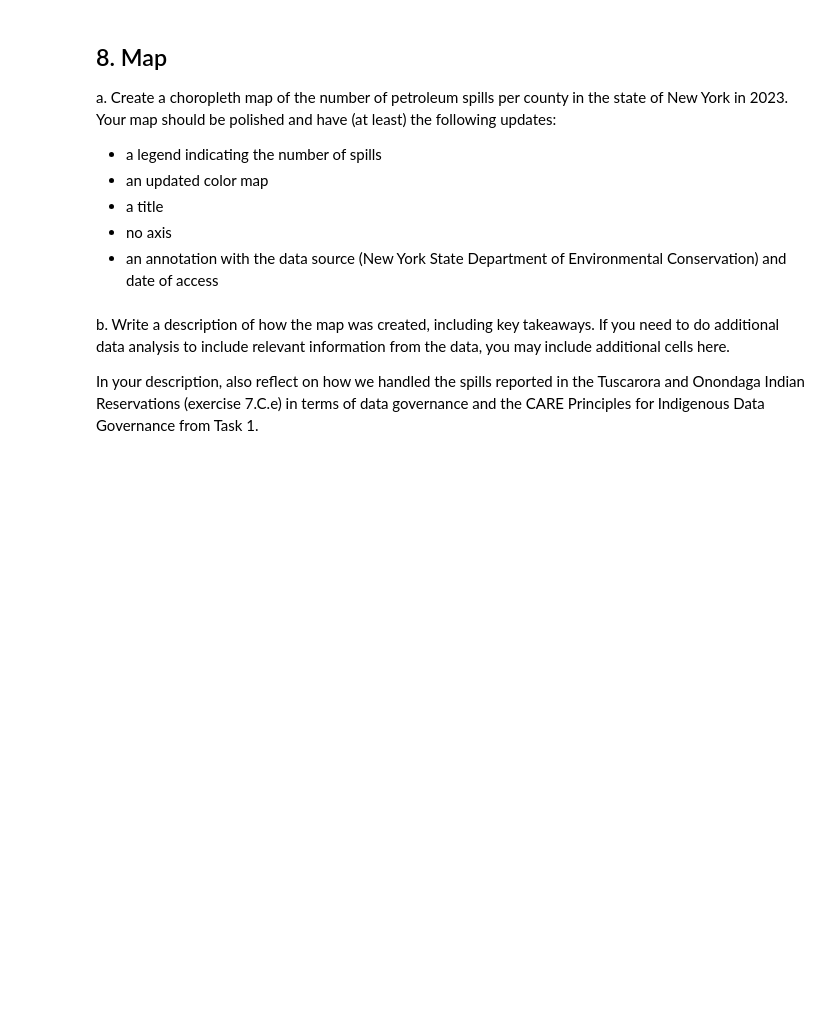
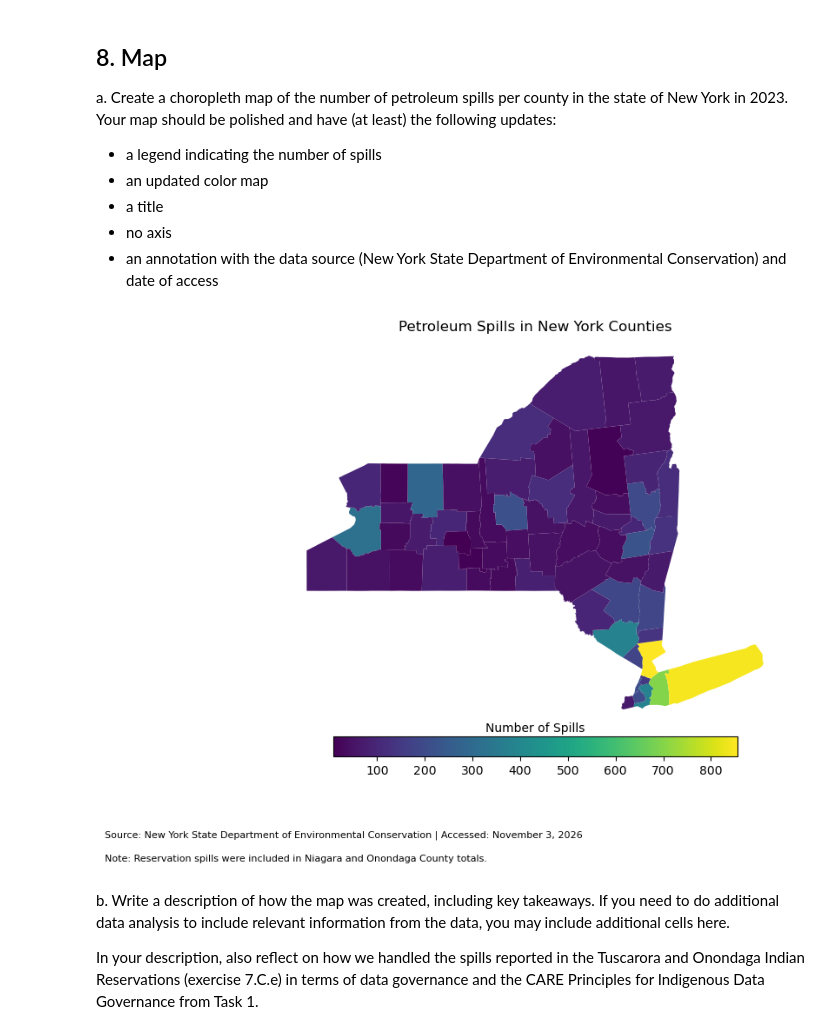
Before and after one commit to veronica-moran/eds220-hwk3, a Jupyter notebook: hwk3-task2-spills.ipynb, the cells around one changed output. Cells and saved outputs as stored; diff of their text form; code cells hidden in the pictures; blank space fills up the shorter version.

```diff
--- a/hwk3-task2-spills.ipynb
+++ b/hwk3-task2-spills.ipynb
@@ -661,9 +738,9 @@ ny_spills.loc[
-# %%
-ny_spills.at[205, 'n_spills'] = 99
-assert ny_spills.loc[ny_spills['county'] == 'Niagara', 'n_spills'].iloc[0] == 99
-
-ny_spills.at[209, 'n_spills'] = 215
-assert ny_spills.loc[ny_spills['county'] == 'Onondaga', 'n_spills'].iloc[0] == 215
+# %%
+ny_spills.at[1, 'n_spills'] = 99
+assert ny_spills.loc[ny_spills['county'] == 'Niagara', 'n_spills'].iloc[0] == 99
+
+ny_spills.at[19, 'n_spills'] = 215
+assert ny_spills.loc[ny_spills['county'] == 'Onondaga', 'n_spills'].iloc[0] == 215
 # %% [markdown]
 ## 8. Map
 a. Create a choropleth map of the number of petroleum spills per county in the state of New York in 2023.
@@ -673,6 +750,46 @@ Your map should be polished and have (at least) the following updates:
 - a title
 - no axis
 - an annotation with the data source (New York State Department of Environmental Conservation) and date of access
+# %%
+
+fig, ax = plt.subplots(figsize=(12, 7)) # Update figure size
+
+# Remove the axis for a cleaner map
+ax.axis('off')
+
+# Title for the plot
+ax.set_title('Petroleum Spills in New York Counties',
+              fontsize=12)
+
+# Add electric power plants colored by energy source
+ny_spills.plot(ax=ax,
+                  column='n_spills',
+                  legend=True,
+                  cmap='viridis',
+                  legend_kwds={
+    'label': 'Number of Spills',
+    'orientation': 'horizontal',
+    'shrink': 0.5,
+    'pad': 0.02
+})
+
+
+
+fig.axes[1].xaxis.set_label_position('top')
+
+# Data source and reservation note
+fig.text(0.1, 0.06,
+         'Source: New York State Department of Environmental Conservation | Accessed: November 3, 2026',
+         fontsize=8)
+
+fig.text(0.1, 0.02,
+         'Note: Reservation spills were included in Niagara and Onondaga County totals.',
+         fontsize=8)
+
+
+plt.show()
+# %% [output]
+[figure, added]
 # %% [markdown]
 b. Write a description of how the map was created, including key takeaways. If you need to do additional data analysis to include relevant information from the data, you may include additional cells here.
 
```
Also changed, not shown: parts of 9 cells of this notebook.
